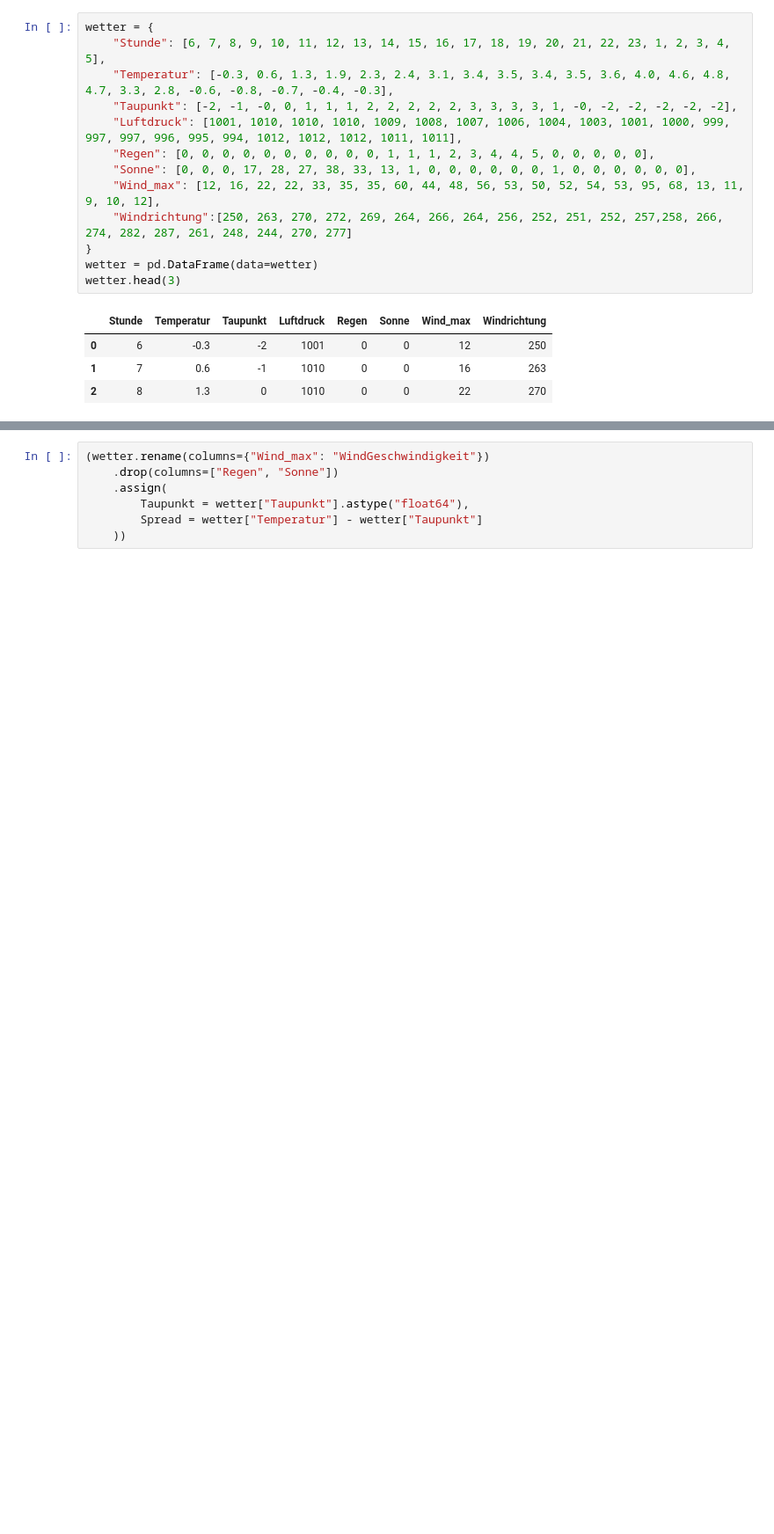
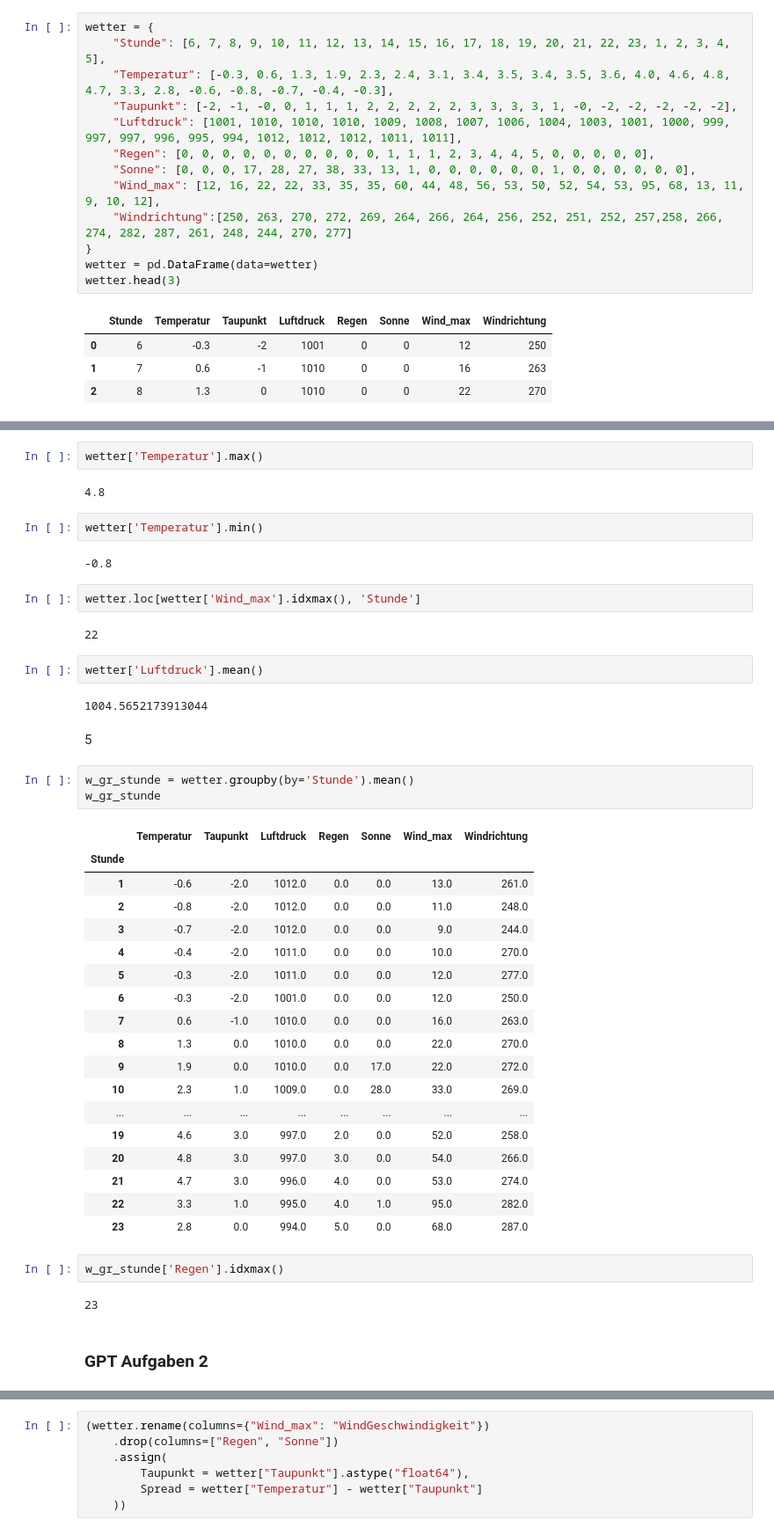
Before and after one commit to OOS-Team/DsKi_DataPreparation, a Jupyter notebook: WdhAufgaben/A1-3.ipynb, the cells around one changed output, grey strips where cells are left out. Shown at 88% size. Cells and saved outputs as stored; diff of their text form; blank space fills up the shorter version.

```diff
--- a/WdhAufgaben/A1-3.ipynb
+++ b/WdhAufgaben/A1-3.ipynb
@@ -135,0 +257,46 @@ wetter.head(3)
+# %%
+wetter['Temperatur'].max()
+# %% [output]
+4.8
+# %%
+wetter['Temperatur'].min()
+# %% [output]
+-0.8
+# %%
+wetter.loc[wetter['Wind_max'].idxmax(), 'Stunde']
+# %% [output]
+22
+# %%
+wetter['Luftdruck'].mean()
+# %% [output]
+1004.5652173913044
+# %% [markdown]
+5
+# %%
+w_gr_stunde = wetter.groupby(by='Stunde').mean()
+w_gr_stunde
+# %% [output]
+|  | Temperatur | Taupunkt | Luftdruck | Regen | Sonne | Wind_max | Windrichtung |
+| Stunde |  |  |  |  |  |  |  |
+| 1 | -0.6 | -2.0 | 1012.0 | 0.0 | 0.0 | 13.0 | 261.0 |
+| 2 | -0.8 | -2.0 | 1012.0 | 0.0 | 0.0 | 11.0 | 248.0 |
+| 3 | -0.7 | -2.0 | 1012.0 | 0.0 | 0.0 | 9.0 | 244.0 |
+| 4 | -0.4 | -2.0 | 1011.0 | 0.0 | 0.0 | 10.0 | 270.0 |
+| 5 | -0.3 | -2.0 | 1011.0 | 0.0 | 0.0 | 12.0 | 277.0 |
+| 6 | -0.3 | -2.0 | 1001.0 | 0.0 | 0.0 | 12.0 | 250.0 |
+| 7 | 0.6 | -1.0 | 1010.0 | 0.0 | 0.0 | 16.0 | 263.0 |
+| 8 | 1.3 | 0.0 | 1010.0 | 0.0 | 0.0 | 22.0 | 270.0 |
+| 9 | 1.9 | 0.0 | 1010.0 | 0.0 | 17.0 | 22.0 | 272.0 |
+| 10 | 2.3 | 1.0 | 1009.0 | 0.0 | 28.0 | 33.0 | 269.0 |
+| ... | ... | ... | ... | ... | ... | ... | ... |
+| 19 | 4.6 | 3.0 | 997.0 | 2.0 | 0.0 | 52.0 | 258.0 |
+| 20 | 4.8 | 3.0 | 997.0 | 3.0 | 0.0 | 54.0 | 266.0 |
+| 21 | 4.7 | 3.0 | 996.0 | 4.0 | 0.0 | 53.0 | 274.0 |
+| 22 | 3.3 | 1.0 | 995.0 | 4.0 | 1.0 | 95.0 | 282.0 |
+| 23 | 2.8 | 0.0 | 994.0 | 5.0 | 0.0 | 68.0 | 287.0 |
+# %%
+w_gr_stunde['Regen'].idxmax()
+# %% [output]
+23
+# %% [markdown]
+### GPT Aufgaben 2
```
Also changed, not shown: parts of 25 cells of this notebook, 1 other file.
